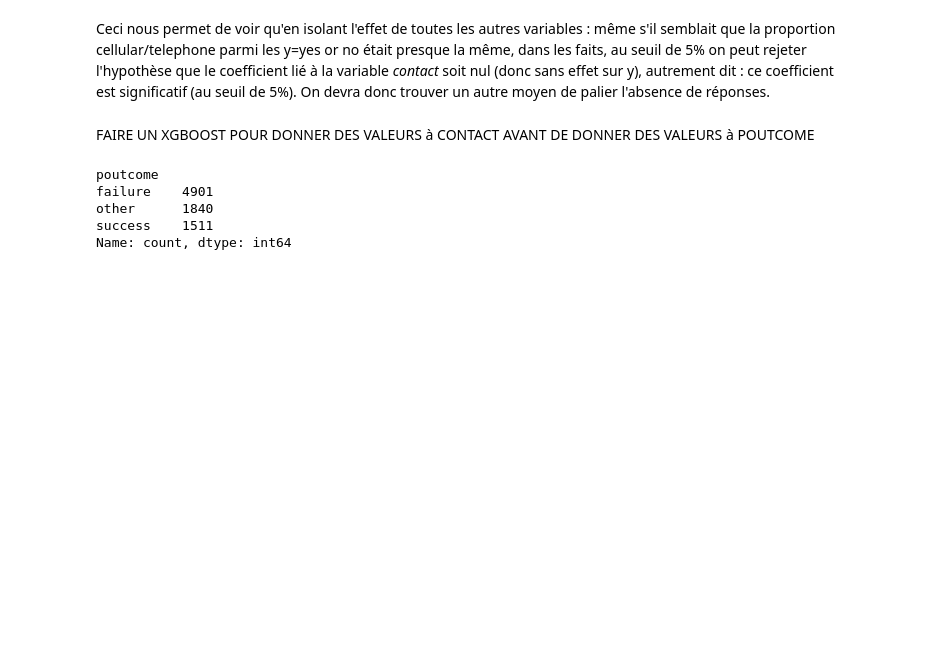
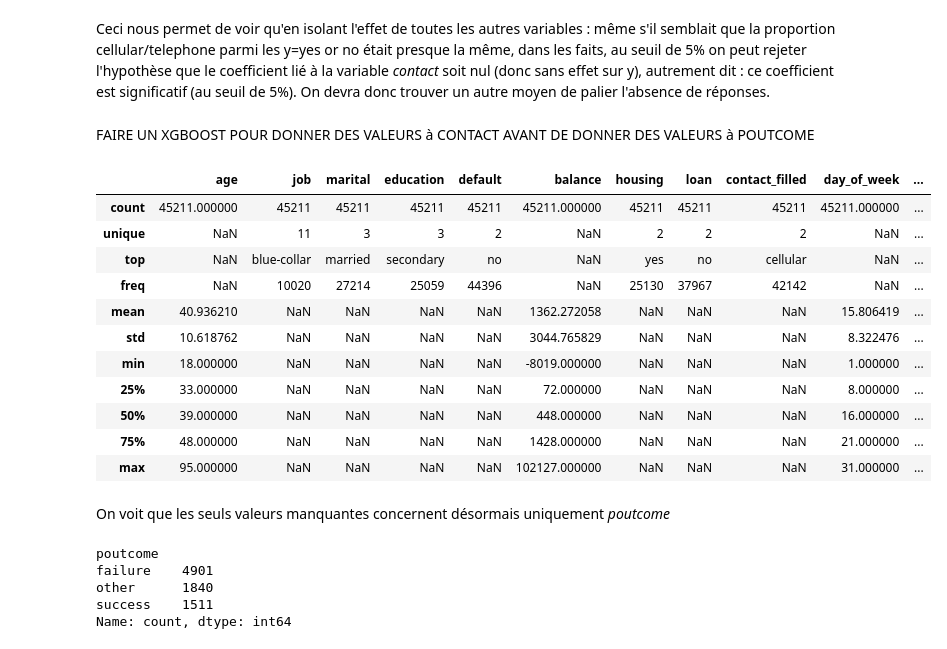
Before and after one commit to Dkdunand/ENSAE-stat-apply-projet, a Jupyter notebook: Maxime AED.ipynb, the cells around one changed output. Cells and saved outputs as stored; diff of their text form; code cells hidden in the pictures; blank space fills up the shorter version.

```diff
--- a/Maxime AED.ipynb
+++ b/Maxime AED.ipynb
@@ -169,3 +231,20 @@ FAIRE UN XGBOOST POUR DONNER DES VALEURS à CONTACT AVANT DE DONNER DES VALEURS
+# %%
+data.describe(include="all")
+# %% [output]
+|  | age | job | marital | education | default | balance | housing | loan | contact_filled | day_of_week | ... |
+| count | 45211.000000 | 45211 | 45211 | 45211 | 45211 | 45211.000000 | 45211 | 45211 | 45211 | 45211.000000 | ... |
+| unique | NaN | 11 | 3 | 3 | 2 | NaN | 2 | 2 | 2 | NaN | ... |
+| top | NaN | blue-collar | married | secondary | no | NaN | yes | no | cellular | NaN | ... |
+| freq | NaN | 10020 | 27214 | 25059 | 44396 | NaN | 25130 | 37967 | 42142 | NaN | ... |
+| mean | 40.936210 | NaN | NaN | NaN | NaN | 1362.272058 | NaN | NaN | NaN | 15.806419 | ... |
+| std | 10.618762 | NaN | NaN | NaN | NaN | 3044.765829 | NaN | NaN | NaN | 8.322476 | ... |
+| min | 18.000000 | NaN | NaN | NaN | NaN | -8019.000000 | NaN | NaN | NaN | 1.000000 | ... |
+| 25% | 33.000000 | NaN | NaN | NaN | NaN | 72.000000 | NaN | NaN | NaN | 8.000000 | ... |
+| 50% | 39.000000 | NaN | NaN | NaN | NaN | 448.000000 | NaN | NaN | NaN | 16.000000 | ... |
+| 75% | 48.000000 | NaN | NaN | NaN | NaN | 1428.000000 | NaN | NaN | NaN | 21.000000 | ... |
+| max | 95.000000 | NaN | NaN | NaN | NaN | 102127.000000 | NaN | NaN | NaN | 31.000000 | ... |
+# %% [markdown]
+On voit que les seuls valeurs manquantes concernent désormais uniquement *poutcome*
 # %%
 data['poutcome'].value_counts()
 # %% [output]
```
Also changed, not shown: parts of 16 cells of this notebook.
